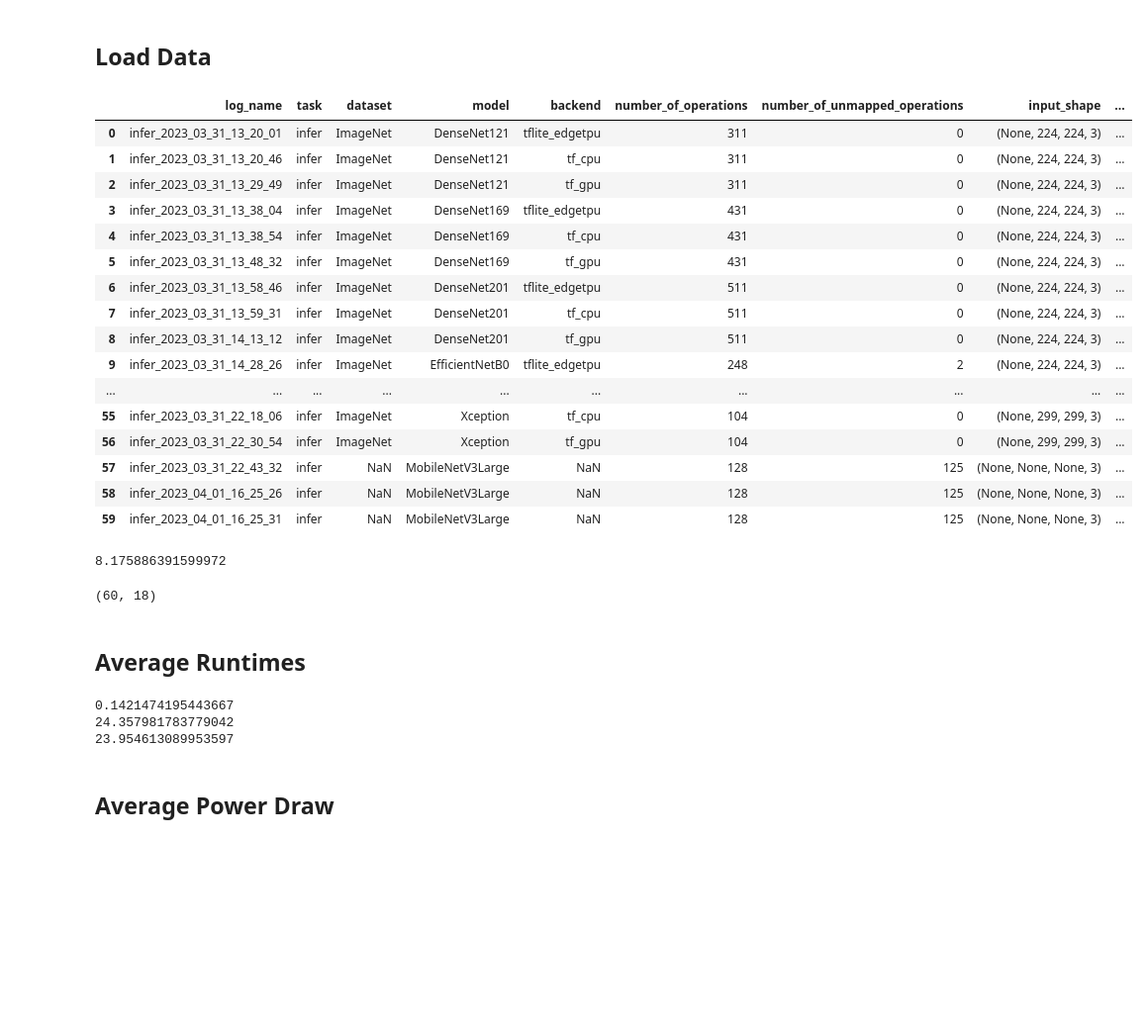
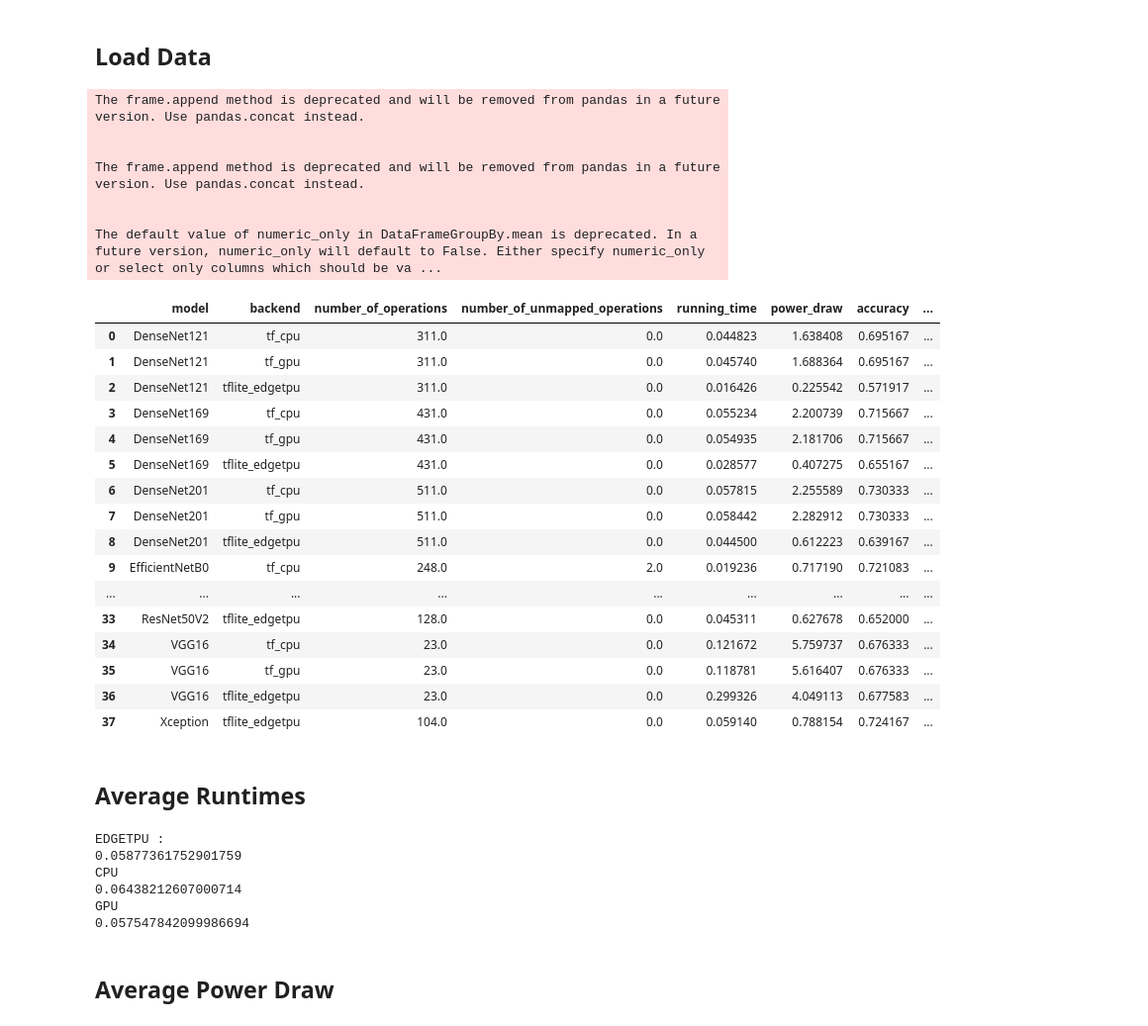
Before and after one commit to raphischer/edge-acc, a Jupyter notebook: database_evaluation.ipynb, the cells around one changed output. Shown at 99% size. Cells and saved outputs as stored; diff of their text form; code cells hidden in the pictures; blank space fills up the shorter version.

```diff
--- a/database_evaluation.ipynb
+++ b/database_evaluation.ipynb
@@ -46,41 +47,50 @@ def approx_USB_power_draw(row):
 # %% [markdown]
 ## Load Data
 # %%
-with open('/Users/lstaay/Documents/imagenet-on-the-edge/testdatabase32.pkl', 'rb') as f:
+with open(os.getcwd()+'/result_databases/testdatabase12000_3.pkl', 'rb') as f:
     data = pickle.load(f)
+with open(os.getcwd()+'/result_databases/testdatabase12000_2.pkl', 'rb') as f:
+    data = data.append( pickle.load(f) )
+with open(os.getcwd()+'/result_databases/testdatabase12000_1.pkl', 'rb') as f:
+    data = data.append( pickle.load(f) )
+
+data = data.groupby(['model','backend']).mean().reset_index()
+
 #Add Family of
 data['family']= data['model'].apply(lambda a : getFamilyName(a))
 data['approx_USB_power_draw'] = data.apply(lambda row: approx_USB_power_draw(row), axis = 1)
 data
 # %% [output]
+The frame.append method is deprecated and will be removed from pandas in a future version. Use pandas.concat instead.
+
+
+The frame.append method is deprecated and will be removed from pandas in a future version. Use pandas.concat instead.
+
+
+The default value of numeric_only in DataFrameGroupBy.mean is deprecated. In a future version, numeric_only will default to False. Either specify numeric_only or select only columns which should be va ...
-|  | log_name | task | dataset | model | backend | number_of_operations | number_of_unmapped_operations | input_shape | ... |
-| 0 | infer_2023_03_31_13_20_01 | infer | ImageNet | DenseNet121 | tflite_edgetpu | 311 | 0 | (None, 224, 224, 3) | ... |
-| 1 | infer_2023_03_31_13_20_46 | infer | ImageNet | DenseNet121 | tf_cpu | 311 | 0 | (None, 224, 224, 3) | ... |
-| 2 | infer_2023_03_31_13_29_49 | infer | ImageNet | DenseNet121 | tf_gpu | 311 | 0 | (None, 224, 224, 3) | ... |
-| 3 | infer_2023_03_31_13_38_04 | infer | ImageNet | DenseNet169 | tflite_edgetpu | 431 | 0 | (None, 224, 224, 3) | ... |
-| 4 | infer_2023_03_31_13_38_54 | infer | ImageNet | DenseNet169 | tf_cpu | 431 | 0 | (None, 224, 224, 3) | ... |
-| 5 | infer_2023_03_31_13_48_32 | infer | ImageNet | DenseNet169 | tf_gpu | 431 | 0 | (None, 224, 224, 3) | ... |
-| 6 | infer_2023_03_31_13_58_46 | infer | ImageNet | DenseNet201 | tflite_edgetpu | 511 | 0 | (None, 224, 224, 3) | ... |
-| 7 | infer_2023_03_31_13_59_31 | infer | ImageNet | DenseNet201 | tf_cpu | 511 | 0 | (None, 224, 224, 3) | ... |
-| 8 | infer_2023_03_31_14_13_12 | infer | ImageNet | DenseNet201 | tf_gpu | 511 | 0 | (None, 224, 224, 3) | ... |
-| 9 | infer_2023_03_31_14_28_26 | infer | ImageNet | EfficientNetB0 | tflite_edgetpu | 248 | 2 | (None, 224, 224, 3) | ... |
-| ... | ... | ... | ... | ... | ... | ... | ... | ... | ... |
-| 55 | infer_2023_03_31_22_18_06 | infer | ImageNet | Xception | tf_cpu | 104 | 0 | (None, 299, 299, 3) | ... |
-| 56 | infer_2023_03_31_22_30_54 | infer | ImageNet | Xception | tf_gpu | 104 | 0 | (None, 299, 299, 3) | ... |
-| 57 | infer_2023_03_31_22_43_32 | infer | NaN | MobileNetV3Large | NaN | 128 | 125 | (None, None, None, 3) | ... |
-| 58 | infer_2023_04_01_16_25_26 | infer | NaN | MobileNetV3Large | NaN | 128 | 125 | (None, None, None, 3) | ... |
-| 59 | infer_2023_04_01_16_25_31 | infer | NaN | MobileNetV3Large | NaN | 128 | 125 | (None, None, None, 3) | ... |
+|  | model | backend | number_of_operations | number_of_unmapped_operations | running_time | power_draw | accuracy | ... |
+| 0 | DenseNet121 | tf_cpu | 311.0 | 0.0 | 0.044823 | 1.638408 | 0.695167 | ... |
+| 1 | DenseNet121 | tf_gpu | 311.0 | 0.0 | 0.045740 | 1.688364 | 0.695167 | ... |
+| 2 | DenseNet121 | tflite_edgetpu | 311.0 | 0.0 | 0.016426 | 0.225542 | 0.571917 | ... |
+| 3 | DenseNet169 | tf_cpu | 431.0 | 0.0 | 0.055234 | 2.200739 | 0.715667 | ... |
+| 4 | DenseNet169 | tf_gpu | 431.0 | 0.0 | 0.054935 | 2.181706 | 0.715667 | ... |
+| 5 | DenseNet169 | tflite_edgetpu | 431.0 | 0.0 | 0.028577 | 0.407275 | 0.655167 | ... |
+| 6 | DenseNet201 | tf_cpu | 511.0 | 0.0 | 0.057815 | 2.255589 | 0.730333 | ... |
+| 7 | DenseNet201 | tf_gpu | 511.0 | 0.0 | 0.058442 | 2.282912 | 0.730333 | ... |
+| 8 | DenseNet201 | tflite_edgetpu | 511.0 | 0.0 | 0.044500 | 0.612223 | 0.639167 | ... |
+| 9 | EfficientNetB0 | tf_cpu | 248.0 | 2.0 | 0.019236 | 0.717190 | 0.721083 | ... |
+| ... | ... | ... | ... | ... | ... | ... | ... | ... |
+| 33 | ResNet50V2 | tflite_edgetpu | 128.0 | 0.0 | 0.045311 | 0.627678 | 0.652000 | ... |
+| 34 | VGG16 | tf_cpu | 23.0 | 0.0 | 0.121672 | 5.759737 | 0.676333 | ... |
+| 35 | VGG16 | tf_gpu | 23.0 | 0.0 | 0.118781 | 5.616407 | 0.676333 | ... |
+| 36 | VGG16 | tflite_edgetpu | 23.0 | 0.0 | 0.299326 | 4.049113 | 0.677583 | ... |
+| 37 | Xception | tflite_edgetpu | 104.0 | 0.0 | 0.059140 | 0.788154 | 0.724167 | ... |
-# %%
-print(data['running_time'].sum() / 3600 * 32)
-data.shape
-# %% [output]
-8.175886391599972
-(60, 18)
 # %% [markdown]
 ## Average Runtimes
 # %%
-analyze_running_time = data[['model','backend','running_time']][:-3]#data[['model','backend','total_parameters', 'running_time','power_draw','accuracy','number_of_unmapped_operations']]
-analyze_running_time = analyze_running_time.pivot(index=['model'],columns = 'backend', values='running_time')#set_index('model').wide_to_long()
+analyze_running_time = data[['model','backend','running_time']].dropna()#data[['model','backend','total_parameters', 'running_time','power_draw','accuracy','number_of_unmapped_operations']]
+analyze_running_time
+analyze_running_time = analyze_running_time.pivot_table(index='model',columns = 'backend', values='running_time', aggfunc = 'mean')#set_index('model').wide_to_long()
 print('EDGETPU :' )
 print(np.mean(analyze_running_time['tflite_edgetpu']))
 print('CPU')
@@ -88,9 +98,12 @@ print(np.mean(analyze_running_time['tf_cpu']))
 print('GPU')
 print(np.mean(analyze_running_time['tf_gpu']))
 # %% [output]
-0.1421474195443667
-24.357981783779042
-23.954613089953597
+EDGETPU :
+0.05877361752901759
+CPU
+0.06438212607000714
+GPU
+0.057547842099986694
 # %% [markdown]
 ## Average Power Draw
 # %%
```
Also changed, not shown: parts of 12 cells of this notebook, 31 other files.
